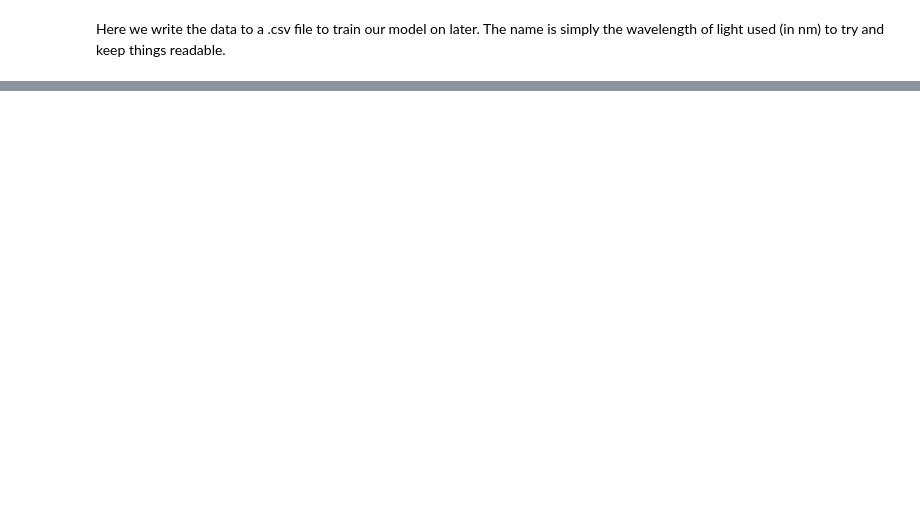
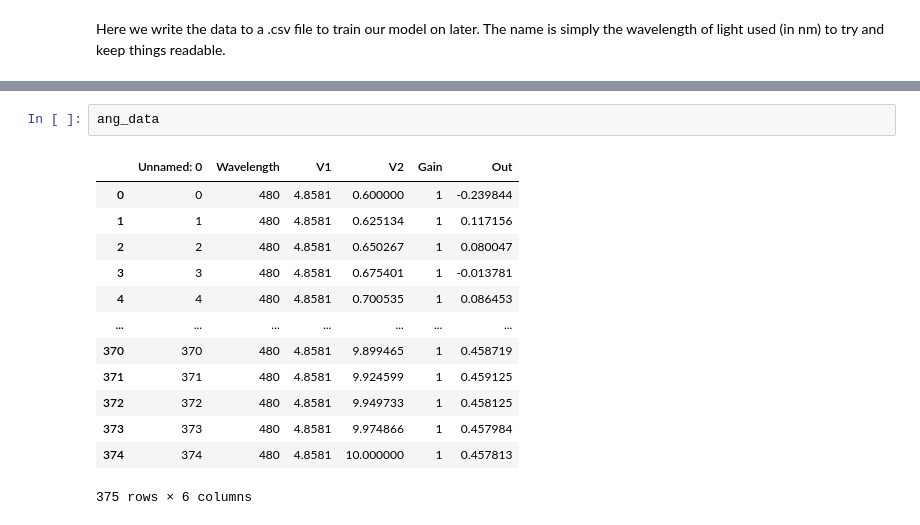
Before and after one commit to ubsuny/ML_LCVR-CP2P2024, a Jupyter notebook: data_collection.ipynb, the cells around one changed output, grey strips where cells are left out. Cells and saved outputs as stored; diff of their text form; blank space fills up the shorter version.

```diff
--- a/data_collection.ipynb
+++ b/data_collection.ipynb
@@ -49,0 +70,16 @@ data.to_csv('trainingdata_new/480.csv')
+# %%
+ang_data
+# %% [output]
+|  | Unnamed: 0 | Wavelength | V1 | V2 | Gain | Out |
+| 0 | 0 | 480 | 4.8581 | 0.600000 | 1 | -0.239844 |
+| 1 | 1 | 480 | 4.8581 | 0.625134 | 1 | 0.117156 |
+| 2 | 2 | 480 | 4.8581 | 0.650267 | 1 | 0.080047 |
+| 3 | 3 | 480 | 4.8581 | 0.675401 | 1 | -0.013781 |
+| 4 | 4 | 480 | 4.8581 | 0.700535 | 1 | 0.086453 |
+| ... | ... | ... | ... | ... | ... | ... |
+| 370 | 370 | 480 | 4.8581 | 9.899465 | 1 | 0.458719 |
+| 371 | 371 | 480 | 4.8581 | 9.924599 | 1 | 0.459125 |
+| 372 | 372 | 480 | 4.8581 | 9.949733 | 1 | 0.458125 |
+| 373 | 373 | 480 | 4.8581 | 9.974866 | 1 | 0.457984 |
+| 374 | 374 | 480 | 4.8581 | 10.000000 | 1 | 0.457813 |
+375 rows × 6 columns
```
Also changed, not shown: parts of 8 cells of this notebook.
